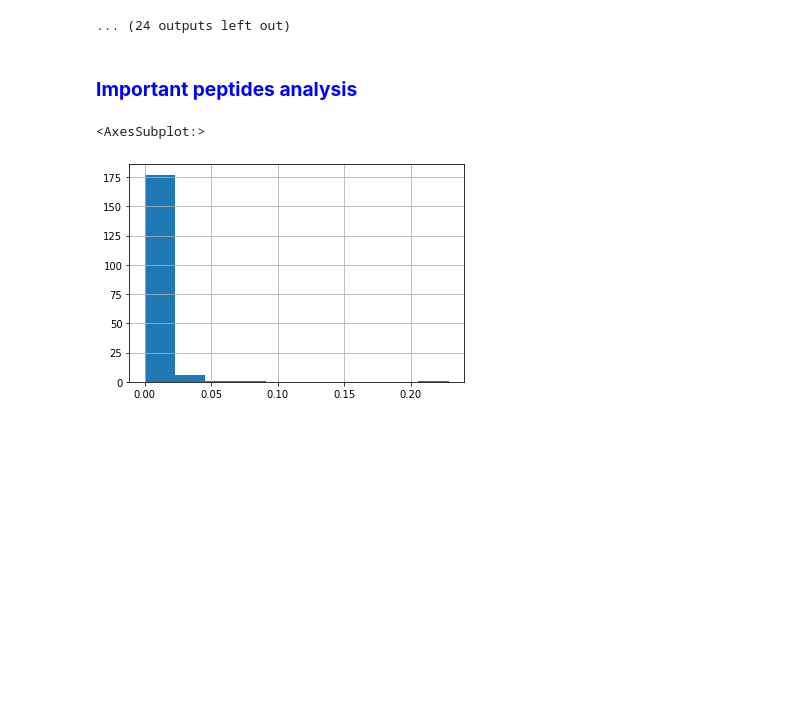
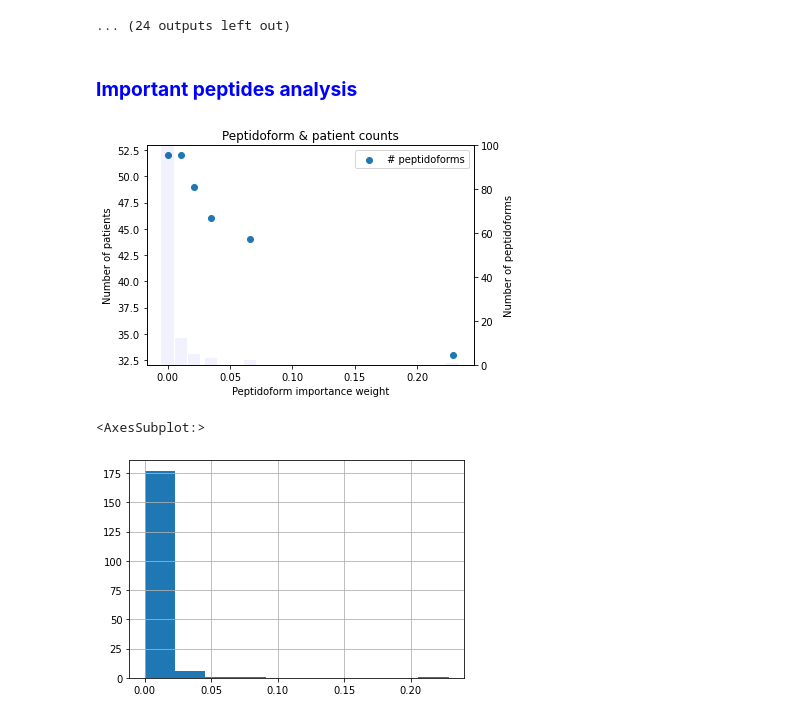
Before and after one commit to SasyaReddi/cse291c-plasma-weightloss, a Jupyter notebook: FinalReport-Data.ipynb, the cells around one changed output. Saved outputs shown, nothing was run; the diff lists cells and outputs as text; code cells hidden in the pictures; blank space fills up the shorter version.

Commit message:
Added a binned peptidoform and patient count plot

```diff
--- a/FinalReport-Data.ipynb
+++ b/FinalReport-Data.ipynb
@@ -511,6 +511,8 @@ test accuracy: 0.9964
 # %%
 ft = modelA2.feature_importances_
 np.save("modelA2_feature_importances.npy", ft)
+# %%
+ft = np.load("modelA2_feature_importances.npy")
 # %%
 num_peptides_with_nonzero_weight = len(ft[ft > 0]) # count number of peptides with a non-zero weight
 num_peptides_with_nonzero_weight
@@ -674,3 +746,7 @@ test accuracy: 0.8461
+# %%
+plot_binned_peptidoform_and_patient_counts(ft, bin_width=0.01)
+# %% [output]
+[figure, added]
 # %%
 # x-axis is weight and y-axis is count
 # this shows that very, very few peptides have a significant weight (ie., > 0.035)
```
Also changed, not shown: parts of 5 cells of this notebook.
